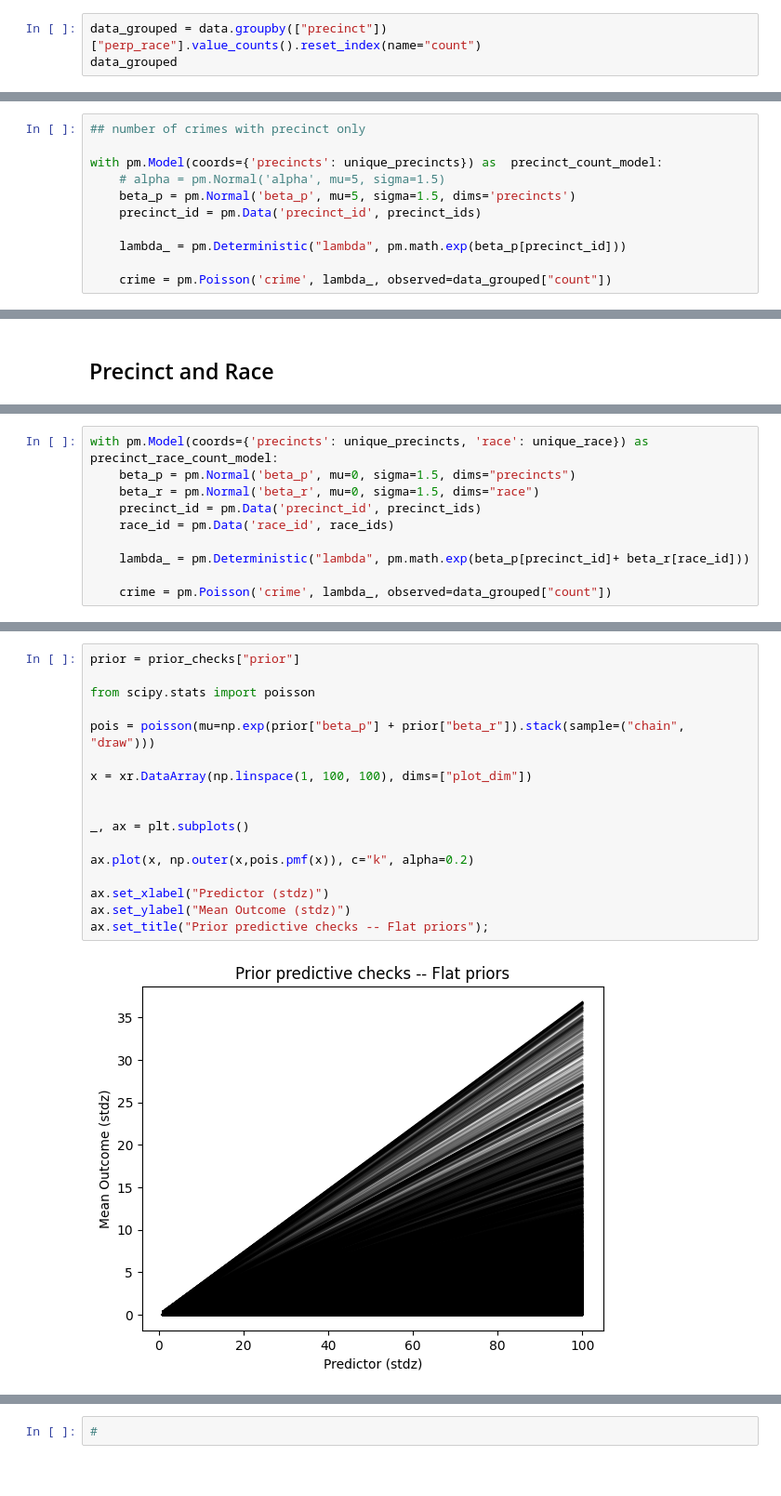
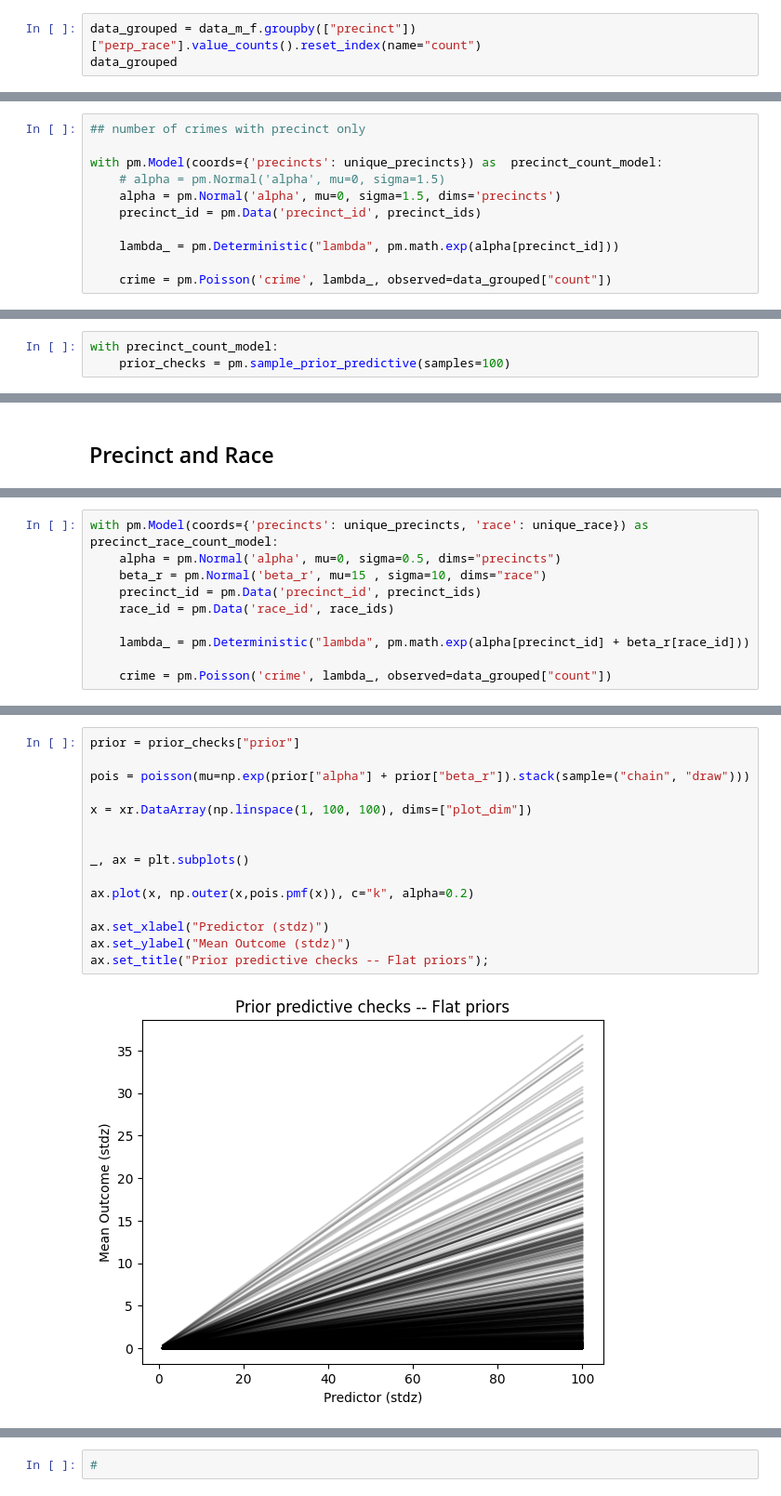
Before and after one commit to TheJarmanitor/algfair-final-exam, a Jupyter notebook: notebooks/bayes_regression.ipynb, the cells around one changed output, grey strips where cells are left out. Shown at 93% size. Saved outputs shown, nothing was run; the diff lists cells and outputs as text.

Commit message:
add converged model

```diff
--- a/notebooks/bayes_regression.ipynb
+++ b/notebooks/bayes_regression.ipynb
@@ -53,7 +53,7 @@ See the caveats in the documentation: https://pandas.pydata.org/pandas-docs/stab
 # %% [markdown]
 # Number of crimes
 # %%
-data_grouped = data.groupby(["precinct"])["perp_race"].value_counts().reset_index(name="count")
+data_grouped = data_m_f.groupby(["precinct"])["perp_race"].value_counts().reset_index(name="count")
 data_grouped
 # %% [output]
 |  | precinct | perp_race | count |
@@ -75,14 +75,17 @@ precinct_ids, unique_precincts = pd.factorize(data_grouped['precinct'], sort=Tru
 ## number of crimes with precinct only
 
 with pm.Model(coords={'precincts': unique_precincts}) as  precinct_count_model:
-    # alpha = pm.Normal('alpha', mu=5, sigma=1.5)
-    beta_p = pm.Normal('beta_p', mu=5, sigma=1.5, dims='precincts')
+    # alpha = pm.Normal('alpha', mu=0, sigma=1.5)
+    alpha = pm.Normal('alpha', mu=0, sigma=1.5, dims='precincts')
     precinct_id = pm.Data('precinct_id', precinct_ids)
 
-    lambda_ = pm.Deterministic("lambda", pm.math.exp(beta_p[precinct_id]))
+    lambda_ = pm.Deterministic("lambda", pm.math.exp(alpha[precinct_id]))
 
     crime = pm.Poisson('crime', lambda_, observed=data_grouped["count"])
 # %%
 pm.model_to_graphviz(precinct_count_model)
 # %% [output]
 [drawing not drawn]
+# %%
+with precinct_count_model:
+    prior_checks = pm.sample_prior_predictive(samples=100)
@@ -124,11 +178,11 @@ race_ids, unique_race = pd.factorize(data_grouped['perp_race'], sort=True)
 # %%
 with pm.Model(coords={'precincts': unique_precincts, 'race': unique_race}) as  precinct_race_count_model:
-    beta_p = pm.Normal('beta_p', mu=0, sigma=1.5, dims="precincts")
-    beta_r = pm.Normal('beta_r', mu=0, sigma=1.5, dims="race")
+    alpha = pm.Normal('alpha', mu=0, sigma=0.5, dims="precincts")
+    beta_r = pm.Normal('beta_r', mu=15 , sigma=10, dims="race")
     precinct_id = pm.Data('precinct_id', precinct_ids)
     race_id = pm.Data('race_id', race_ids)
 
-    lambda_ = pm.Deterministic("lambda", pm.math.exp(beta_p[precinct_id]+ beta_r[race_id]))
+    lambda_ = pm.Deterministic("lambda", pm.math.exp(alpha[precinct_id] + beta_r[race_id]))
 
     crime = pm.Poisson('crime', lambda_, observed=data_grouped["count"])
 # %%
@@ -139,21 +193,19 @@ Sampling: [beta_p, beta_r, crime]
 # %%
 prior = prior_checks["prior"]
 
-from scipy.stats import poisson
-
-pois = poisson(mu=np.exp(prior["beta_p"] + prior["beta_r"]).stack(sample=("chain", "draw")))
+pois = poisson(mu=np.exp(prior["alpha"] + prior["beta_r"]).stack(sample=("chain", "draw")))
 
 x = xr.DataArray(np.linspace(1, 100, 100), dims=["plot_dim"])
 
 
 _, ax = plt.subplots()
 
 ax.plot(x, np.outer(x,pois.pmf(x)), c="k", alpha=0.2)
 
 ax.set_xlabel("Predictor (stdz)")
 ax.set_ylabel("Mean Outcome (stdz)")
 ax.set_title("Prior predictive checks -- Flat priors");
 # %% [output]
-[figure, old version]
+[figure, new version]
 # %%
 with precinct_race_count_model:
```
Also changed, not shown: parts of 15 cells of this notebook.
